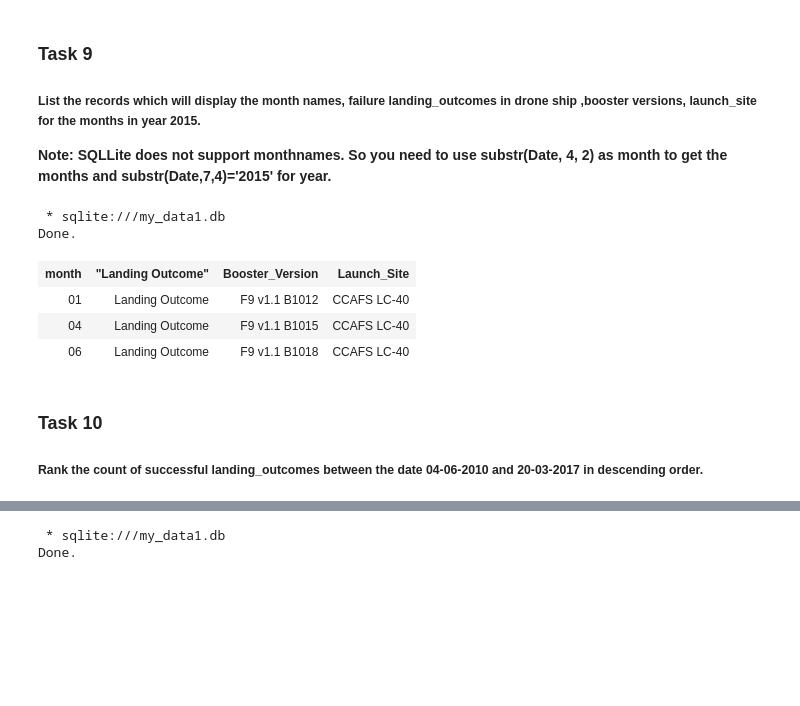
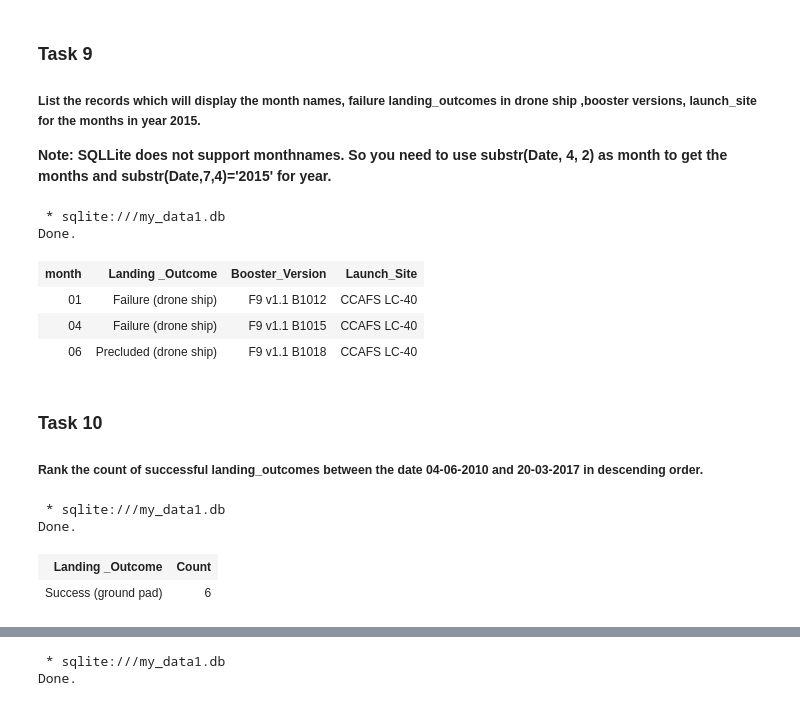
Before and after one commit to MJ-Hussain/SpaceX-data-Project, a Jupyter notebook: jupyter-labs-eda-sql-coursera_sqllite.ipynb, the cells around one changed output, grey strips where cells are left out. Saved outputs shown, nothing was run; the diff lists cells and outputs as text; code cells hidden in the pictures; blank space fills up the shorter version.

```diff
--- a/jupyter-labs-eda-sql-coursera_sqllite.ipynb
+++ b/jupyter-labs-eda-sql-coursera_sqllite.ipynb
@@ -291,17 +291,32 @@ Done.
 **Note: SQLLite does not support monthnames. So you need to use  substr(Date, 4, 2) as month to get the months and substr(Date,7,4)='2015' for year.**
 # %%
 %%sql
-SELECT substr(Date, 4, 2) as month,"Landing Outcome", "Booster_Version", "Launch_Site" FROM SPACEXTBL WHERE "Landing _Outcome" LIKE "%(drone ship)" AND substr(Date,7,4)='2015'
+SELECT substr(Date, 4, 2) as month,"Landing _Outcome", "Booster_Version", "Launch_Site"
+FROM SPACEXTBL
+WHERE "Landing _Outcome"
+LIKE "%(drone ship)" AND substr(Date,7,4)='2015'
 # %% [output]
  * sqlite:///my_data1.db
 Done.
-| month | "Landing Outcome" | Booster_Version | Launch_Site |
-| 01 | Landing Outcome | F9 v1.1 B1012 | CCAFS LC-40 |
-| 04 | Landing Outcome | F9 v1.1 B1015 | CCAFS LC-40 |
-| 06 | Landing Outcome | F9 v1.1 B1018 | CCAFS LC-40 |
+| month | Landing _Outcome | Booster_Version | Launch_Site |
+| 01 | Failure (drone ship) | F9 v1.1 B1012 | CCAFS LC-40 |
+| 04 | Failure (drone ship) | F9 v1.1 B1015 | CCAFS LC-40 |
+| 06 | Precluded (drone ship) | F9 v1.1 B1018 | CCAFS LC-40 |
 # %% [markdown]
 ### Task 10
 
 ##### Rank the  count of  successful landing_outcomes between the date 04-06-2010 and 20-03-2017 in descending order.
+# %%
+%%sql
+SELECT "Landing _Outcome", COUNT(*) AS Count FROM SPACEXTBL
+WHERE (("Date" BETWEEN "04-06-2010" AND "20-03-2017" AND "Landing _Outcome" LIKE "Success (ground pad)%")
+      OR ("Date" BETWEEN "04-06-2010" AND "20-03-2017" AND "Landing _Outcome" LIKE "Faliure (drone ship)%" ))
+GROUP BY "Landing _Outcome"
+ORDER BY Count DESC;
+# %% [output]
+ * sqlite:///my_data1.db
+Done.
+| Landing _Outcome | Count |
+| Success (ground pad) | 6 |
 # %%
 %%sql
```
Also changed, not shown: parts of 3 cells of this notebook, 2 other files.
